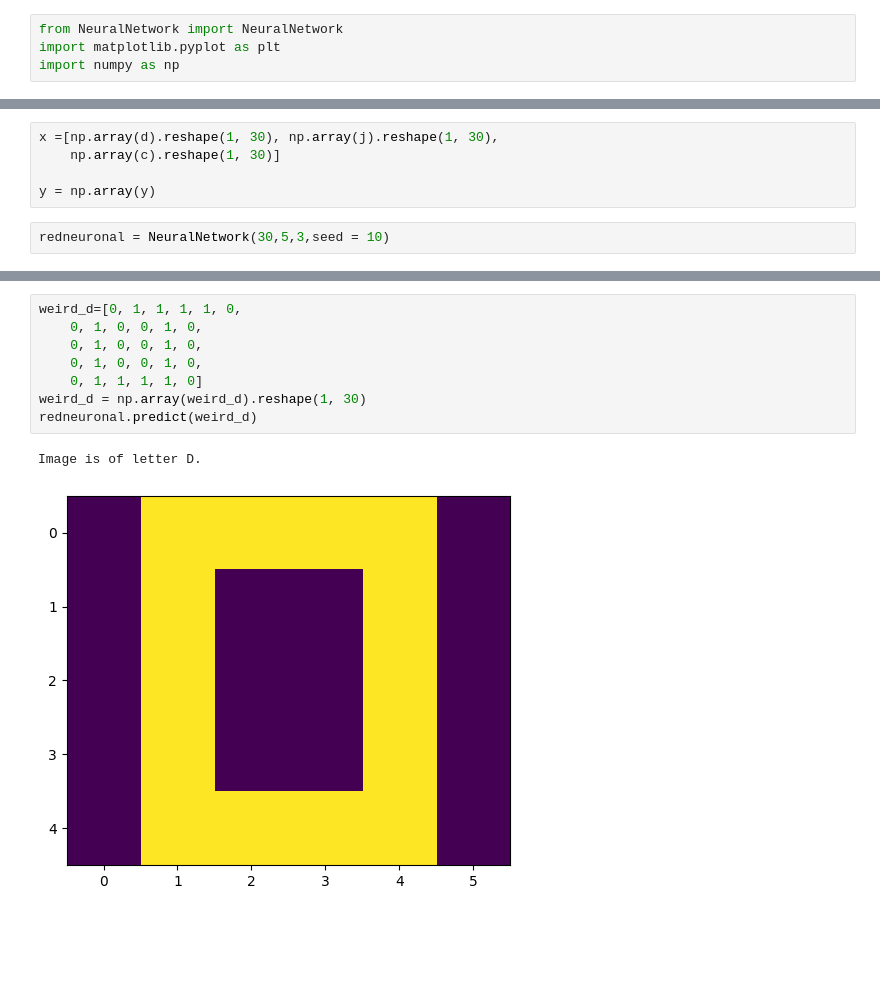
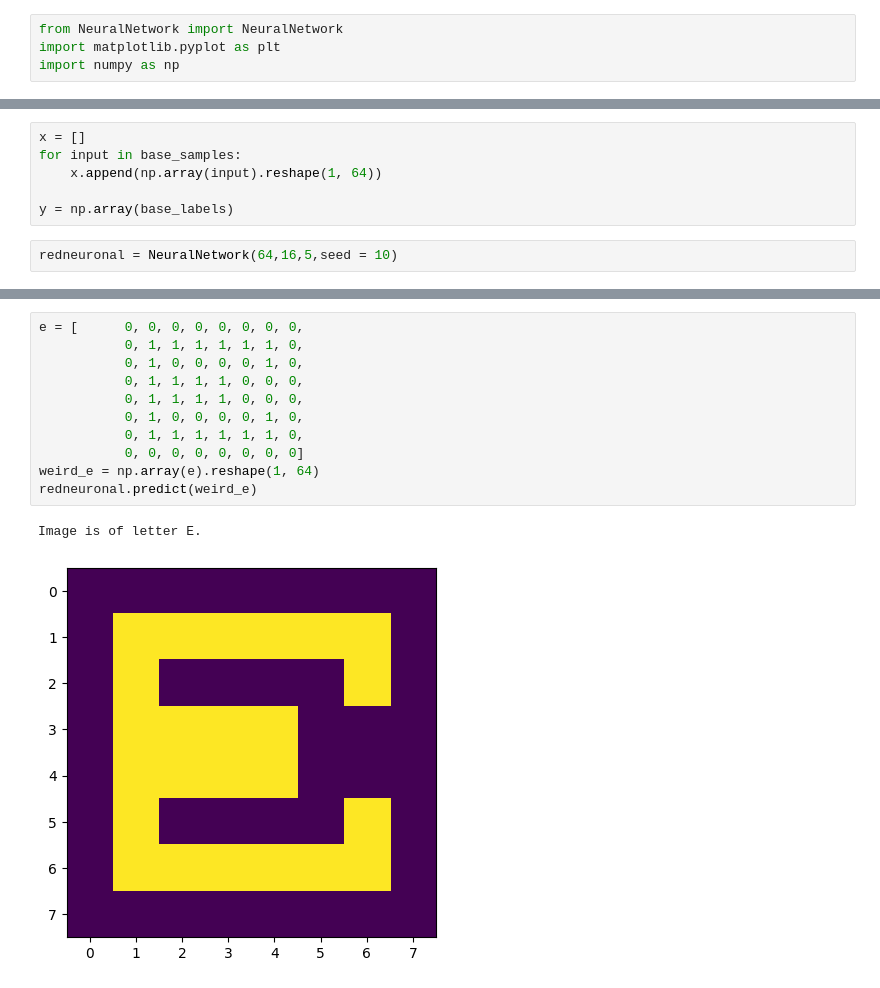
Before and after one commit to danqdon/Backpropagation-np-implementation, a Jupyter notebook: Implementation test.ipynb, the cells around one changed output, grey strips where cells are left out. Drawn from its saved outputs; the diff is of its cells as text; blank space fills up the shorter version.

```diff
--- a/Implementation test.ipynb
+++ b/Implementation test.ipynb
@@ -32,10 +117,11 @@ y =[[1, 0, 0],
 # %%
-x =[np.array(d).reshape(1, 30), np.array(j).reshape(1, 30),
-	np.array(c).reshape(1, 30)]
+x = []
+for input in base_samples:
+	x.append(np.array(input).reshape(1, 64))
 
-y = np.array(y)
+y = np.array(base_labels)
 # %%
-redneuronal = NeuralNetwork(30,5,3,seed = 10)
+redneuronal = NeuralNetwork(64,16,5,seed = 10)
 # %%
 redneuronal.train(x,y,0.1, 100)
 # %% [output]
@@ -74,11 +160,14 @@ plt.show()
 # %%
-weird_d=[0, 1, 1, 1, 1, 0,
-	0, 1, 0, 0, 1, 0,
-	0, 1, 0, 0, 1, 0,
-	0, 1, 0, 0, 1, 0,
-	0, 1, 1, 1, 1, 0]
-weird_d = np.array(weird_d).reshape(1, 30)
-redneuronal.predict(weird_d)
+e = [      0, 0, 0, 0, 0, 0, 0, 0,
+           0, 1, 1, 1, 1, 1, 1, 0,
+           0, 1, 0, 0, 0, 0, 1, 0,
+           0, 1, 1, 1, 1, 0, 0, 0,
+           0, 1, 1, 1, 1, 0, 0, 0,
+           0, 1, 0, 0, 0, 0, 1, 0,
+           0, 1, 1, 1, 1, 1, 1, 0,
+           0, 0, 0, 0, 0, 0, 0, 0]
+weird_e = np.array(e).reshape(1, 64)
+redneuronal.predict(weird_e)
 # %% [output]
-Image is of letter D.
+Image is of letter E.
-[figure, old version]
+[figure, new version]
```
Also changed, not shown: parts of 3 cells of this notebook, 1 other file.
